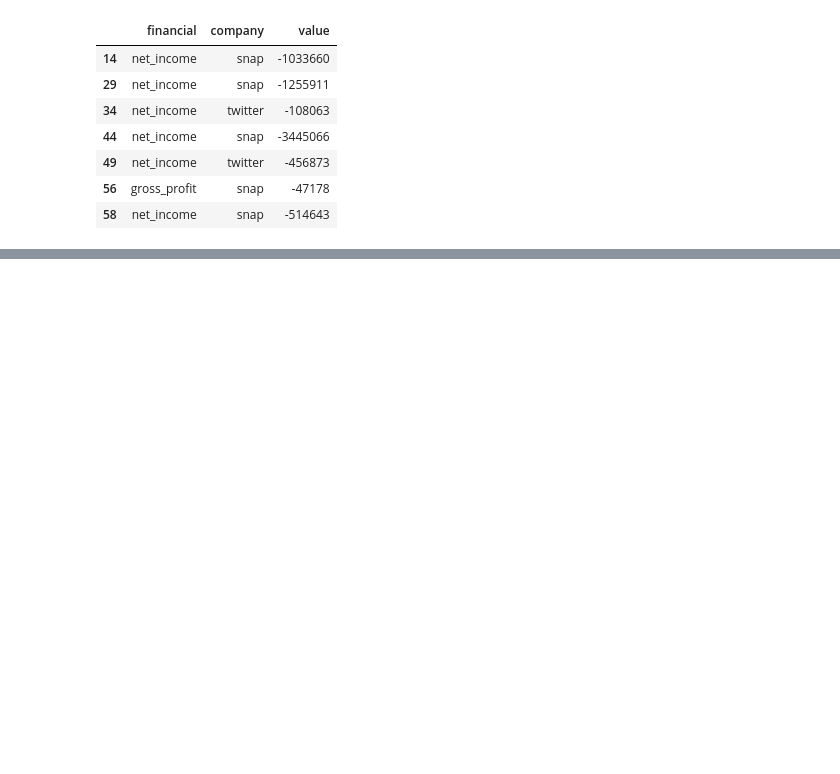
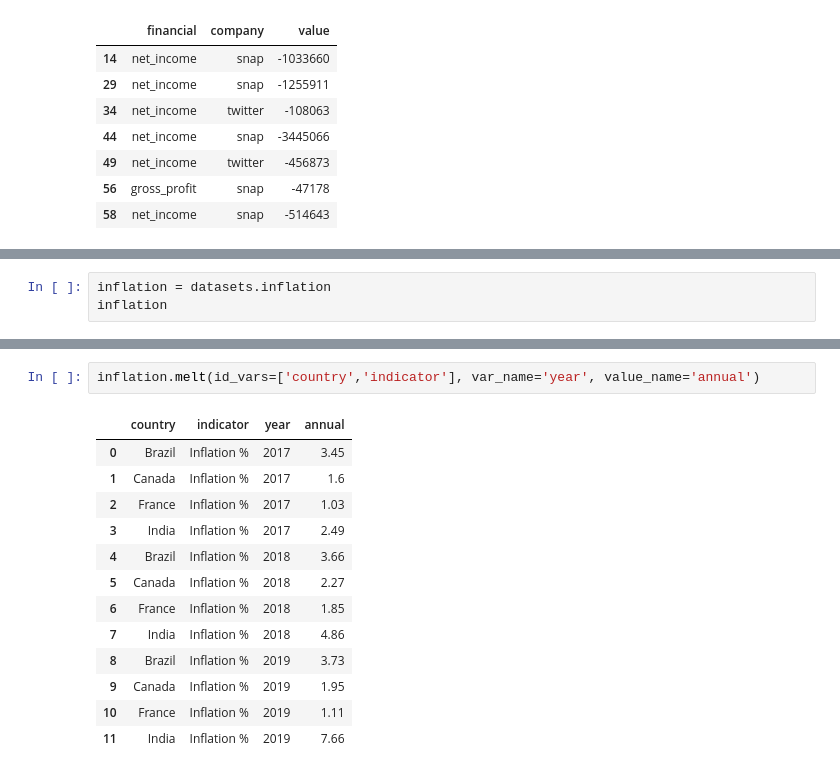
Before and after one commit to kbantoec/dsuc, a Jupyter notebook: joining_data_pandas/notebook.ipynb, the cells around one changed output, grey strips where cells are left out. Saved outputs shown, nothing was run; the diff lists cells and outputs as text; blank space fills up the shorter version.

```diff
--- a/joining_data_pandas/notebook.ipynb
+++ b/joining_data_pandas/notebook.ipynb
@@ -1281,0 +1308,3 @@ social_fin.query("value < 0")
+# %%
+inflation = datasets.inflation
+inflation
@@ -1281,0 +1317,16 @@ social_fin.query("value < 0")
+# %%
+inflation.melt(id_vars=['country','indicator'], var_name='year', value_name='annual')
+# %% [output]
+|  | country | indicator | year | annual |
+| 0 | Brazil | Inflation % | 2017 | 3.45 |
+| 1 | Canada | Inflation % | 2017 | 1.6 |
+| 2 | France | Inflation % | 2017 | 1.03 |
+| 3 | India | Inflation % | 2017 | 2.49 |
+| 4 | Brazil | Inflation % | 2018 | 3.66 |
+| 5 | Canada | Inflation % | 2018 | 2.27 |
+| 6 | France | Inflation % | 2018 | 1.85 |
+| 7 | India | Inflation % | 2018 | 4.86 |
+| 8 | Brazil | Inflation % | 2019 | 3.73 |
+| 9 | Canada | Inflation % | 2019 | 1.95 |
+| 10 | France | Inflation % | 2019 | 1.11 |
+| 11 | India | Inflation % | 2019 | 7.66 |
```
Also changed, not shown: parts of 14 cells of this notebook, 2 other files.
